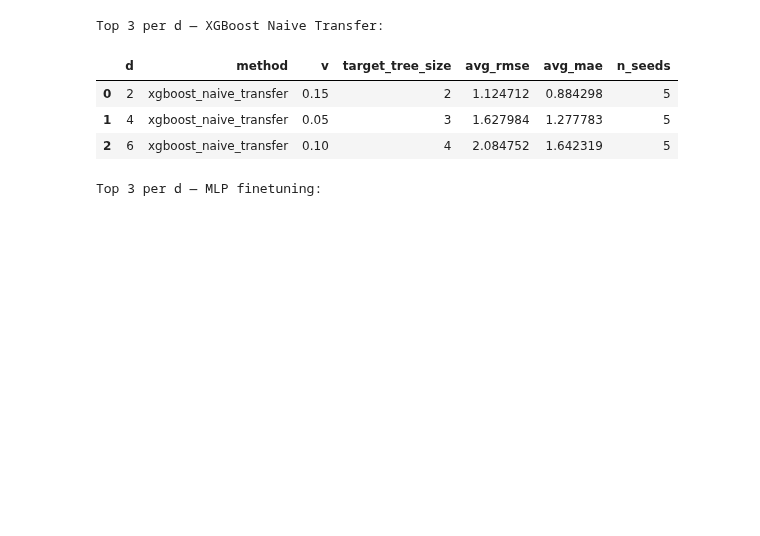
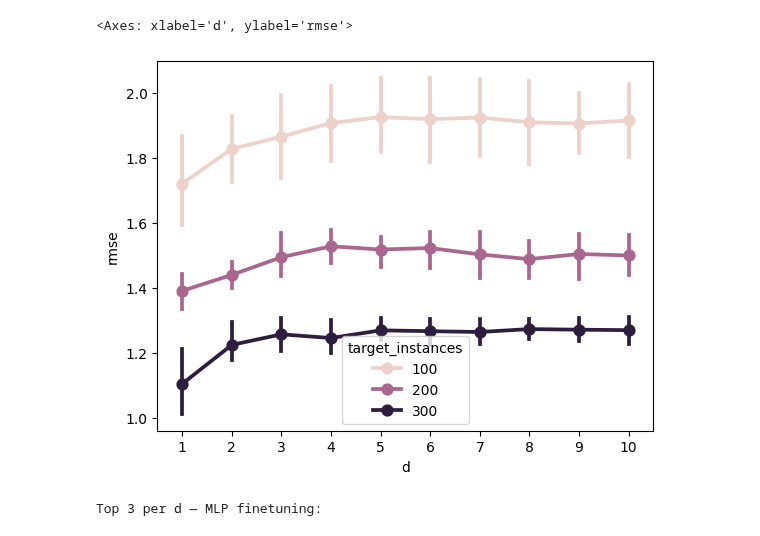
Before and after one commit to DageBjorne/transfertreeboost, a Jupyter notebook: experiments/viz.ipynb, the cells around one changed output. Drawn from its saved outputs; the diff is of its cells as text; code cells hidden in the pictures; blank space fills up the shorter version.

```diff
--- a/experiments/viz.ipynb
+++ b/experiments/viz.ipynb
@@ -50,12 +52,12 @@ Top 3 per d — plain XGBoost:
 # %%
-print("\nTop 3 per d — XGBoost Naive Transfer:\n")
-top3_xgb_naive
+top_tradaboost = topk_per_d_per_method(
+    f'../results/LSTransferTreeBoost_ablation_friedman.csv'
+)
+
+sns.pointplot( data = top_tradaboost, x = 'd', y = 'rmse', hue = 'target_instances')
 # %% [output]
-Top 3 per d — XGBoost Naive Transfer:
+<Axes: xlabel='d', ylabel='rmse'>
-|  | d | method | v | target_tree_size | avg_rmse | avg_mae | n_seeds |
-| 0 | 2 | xgboost_naive_transfer | 0.15 | 2 | 1.124712 | 0.884298 | 5 |
-| 1 | 4 | xgboost_naive_transfer | 0.05 | 3 | 1.627984 | 1.277783 | 5 |
-| 2 | 6 | xgboost_naive_transfer | 0.10 | 4 | 2.084752 | 1.642319 | 5 |
+[figure, added]
 # %%
 top3_mlp = topk_per_d_per_method(
     f'results/MLP_ablation_{train_size}.csv',
```
Also changed, not shown: parts of 2 cells of this notebook.
